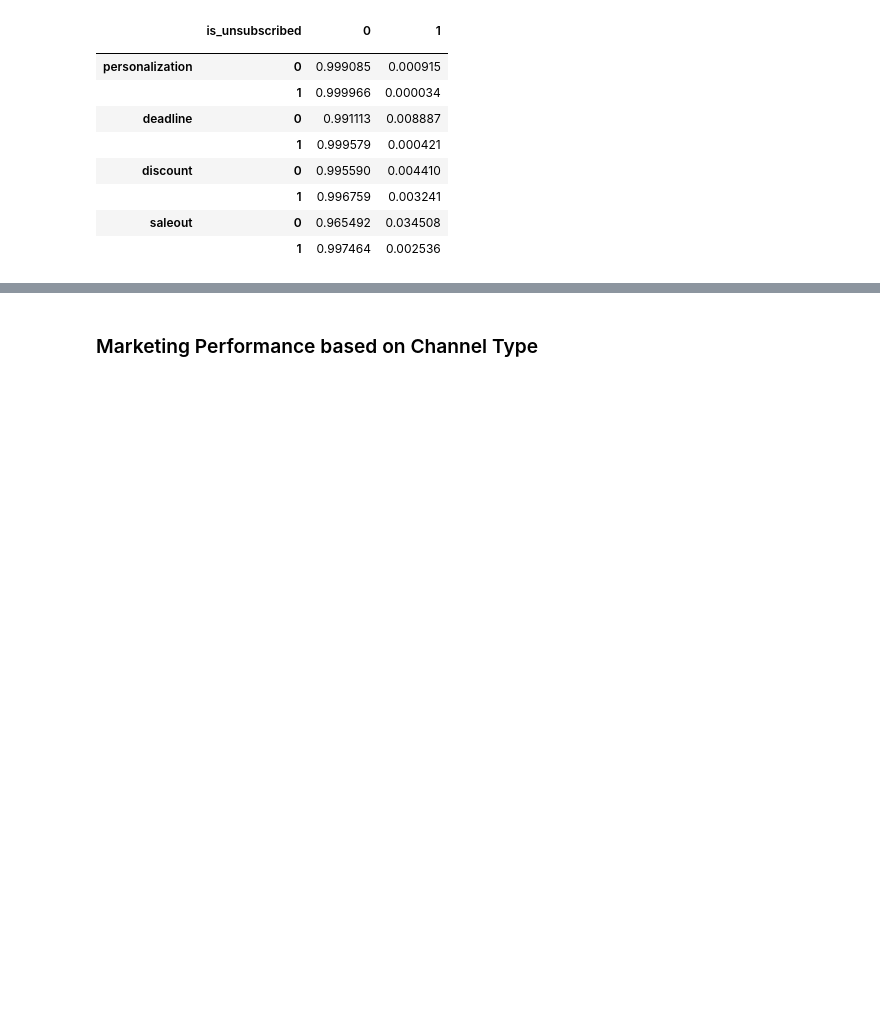
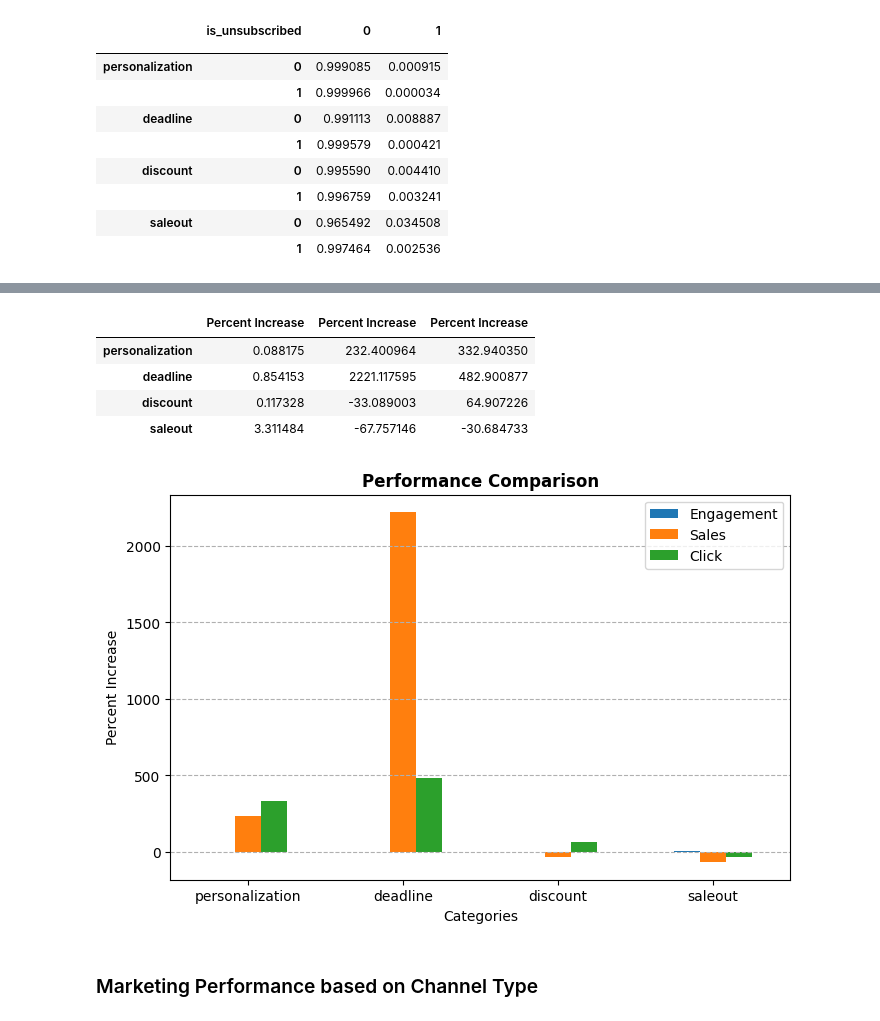
Before and after one commit to miguelsadorra14/DataWrangling, a Jupyter notebook: project.ipynb, the cells around one changed output, grey strips where cells are left out. Drawn from its saved outputs; the diff is of its cells as text; code cells hidden in the pictures; blank space fills up the shorter version.

```diff
--- a/project.ipynb
+++ b/project.ipynb
@@ -486,3 +497,22 @@ plt.show()
+# %%
+combined_data = pd.concat([engagement_performance, sales_performance, click_performance], axis=1)
+display(combined_data['Percent Increase'])
+
+combined_data['Percent Increase'].plot(kind='bar', figsize=(8, 5))
+plt.xlabel('Categories')
+plt.ylabel('Percent Increase')
+plt.grid(axis='y', linestyle='--')
+plt.title('Performance Comparison', weight='bold')
+plt.xticks(rotation=0)
+plt.legend(['Engagement', 'Sales', 'Click'])
+plt.show()
+# %% [output]
+|  | Percent Increase | Percent Increase | Percent Increase |
+| personalization | 0.088175 | 232.400964 | 332.940350 |
+| deadline | 0.854153 | 2221.117595 | 482.900877 |
+| discount | 0.117328 | -33.089003 | 64.907226 |
+| saleout | 3.311484 | -67.757146 | -30.684733 |
+[figure, added]
 # %% [markdown]
 ### Marketing Performance based on Channel Type
 # %%
```
Also changed, not shown: parts of 3 cells of this notebook.
